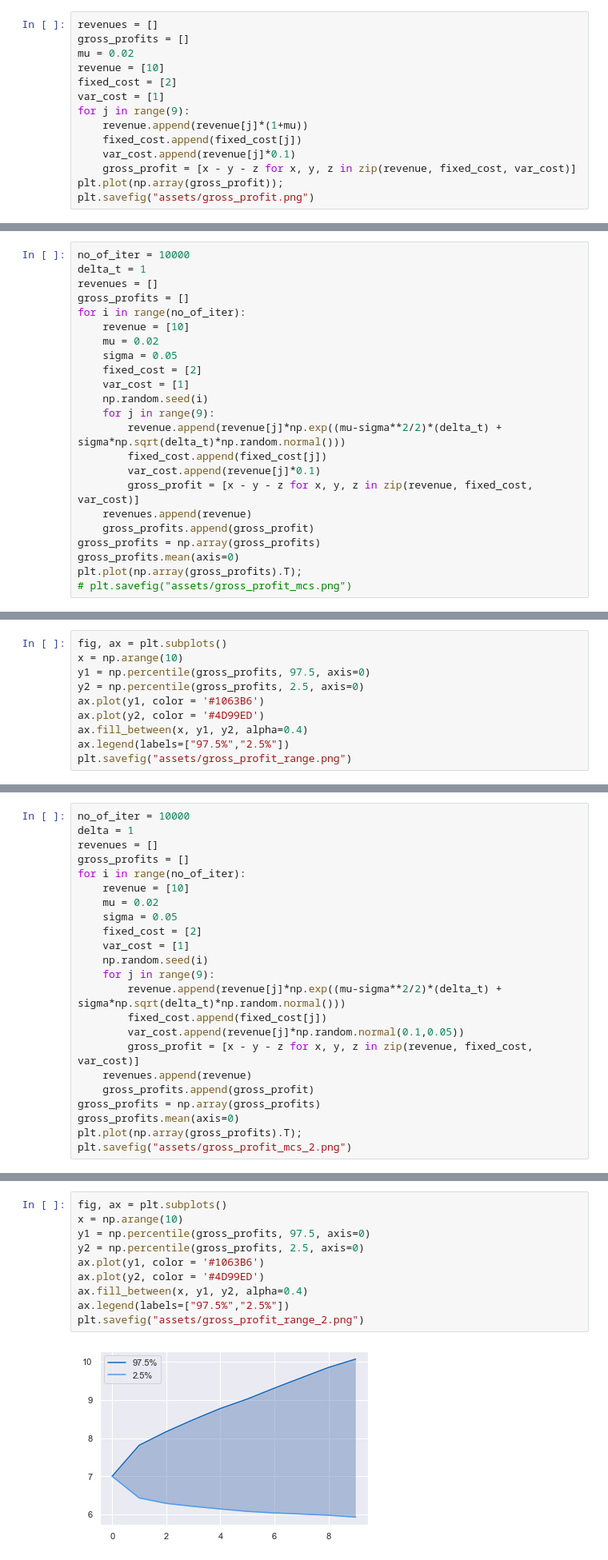
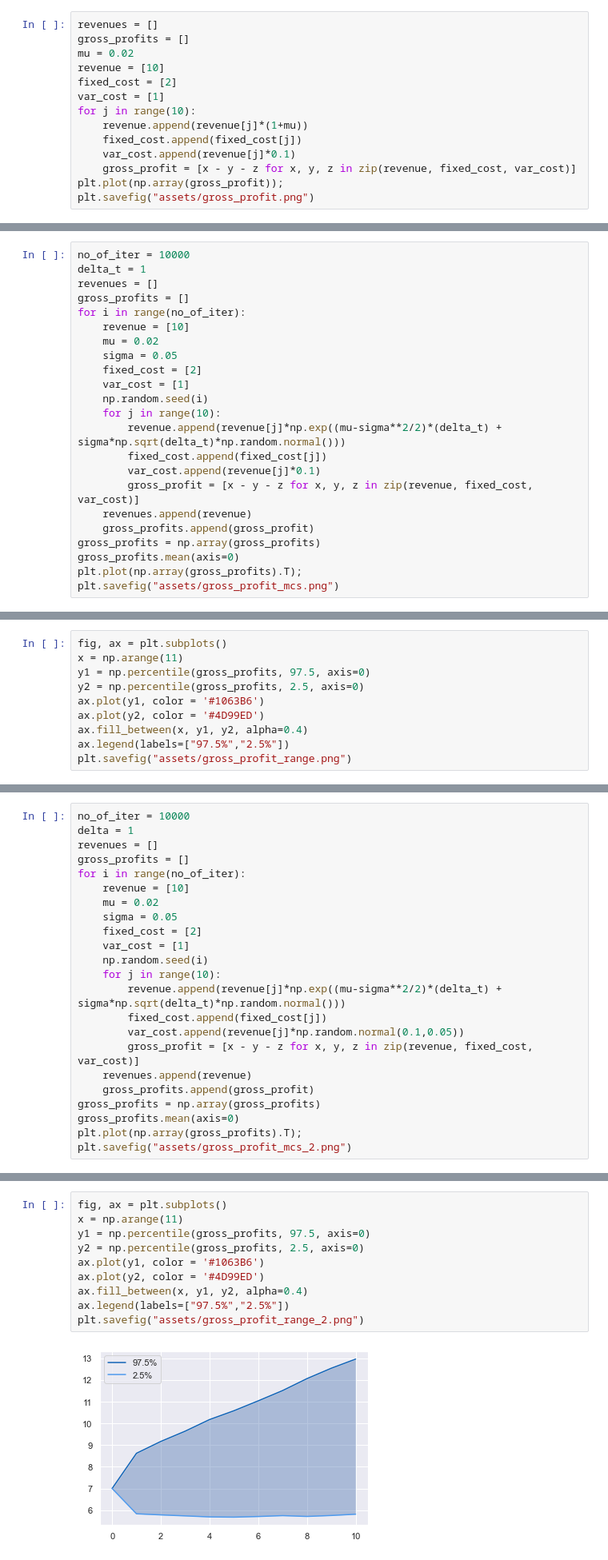
Before and after one commit to tonytsoi/montecarlo_forecast, a Jupyter notebook: Monte Carlo - business forecast.ipynb, the cells around one changed output, grey strips where cells are left out. Shown at 80% size. Saved outputs shown, nothing was run; the diff lists cells and outputs as text.

```diff
--- a/Monte Carlo - business forecast.ipynb
+++ b/Monte Carlo - business forecast.ipynb
@@ -41,7 +41,7 @@ mu = 0.02
 revenue = [10]
 fixed_cost = [2]
 var_cost = [1]
-for j in range(9):
+for j in range(10):
     revenue.append(revenue[j]*(1+mu))
     fixed_cost.append(fixed_cost[j])
     var_cost.append(revenue[j]*0.1)
@@ -62,7 +62,7 @@ for i in range(no_of_iter):
     fixed_cost = [2]
     var_cost = [1]
     np.random.seed(i)
-    for j in range(9):
+    for j in range(10):
         revenue.append(revenue[j]*np.exp((mu-sigma**2/2)*(delta_t) + sigma*np.sqrt(delta_t)*np.random.normal()))
         fixed_cost.append(fixed_cost[j])
         var_cost.append(revenue[j]*0.1)
@@ -72,5 +72,5 @@ for i in range(no_of_iter):
 gross_profits = np.array(gross_profits)
 gross_profits.mean(axis=0)
 plt.plot(np.array(gross_profits).T);
-# plt.savefig("assets/gross_profit_mcs.png")
+plt.savefig("assets/gross_profit_mcs.png")
 # %% [output]
@@ -78,6 +78,6 @@ plt.plot(np.array(gross_profits).T);
 # %%
 fig, ax = plt.subplots()
-x = np.arange(10)
+x = np.arange(11)
 y1 = np.percentile(gross_profits, 97.5, axis=0)
 y2 = np.percentile(gross_profits, 2.5, axis=0)
 ax.plot(y1, color = '#1063B6')
@@ -99,7 +99,7 @@ for i in range(no_of_iter):
     fixed_cost = [2]
     var_cost = [1]
     np.random.seed(i)
-    for j in range(9):
+    for j in range(10):
         revenue.append(revenue[j]*np.exp((mu-sigma**2/2)*(delta_t) + sigma*np.sqrt(delta_t)*np.random.normal()))
         fixed_cost.append(fixed_cost[j])
         var_cost.append(revenue[j]*np.random.normal(0.1,0.05))
@@ -115,12 +115,12 @@ plt.savefig("assets/gross_profit_mcs_2.png")
 # %%
 fig, ax = plt.subplots()
-x = np.arange(10)
+x = np.arange(11)
 y1 = np.percentile(gross_profits, 97.5, axis=0)
 y2 = np.percentile(gross_profits, 2.5, axis=0)
 ax.plot(y1, color = '#1063B6')
 ax.plot(y2, color = '#4D99ED')
 ax.fill_between(x, y1, y2, alpha=0.4)
 ax.legend(labels=["97.5%","2.5%"])
 plt.savefig("assets/gross_profit_range_2.png")
 # %% [output]
-[figure, old version]
+[figure, new version]
```
Also changed, not shown: parts of 4 cells of this notebook.
